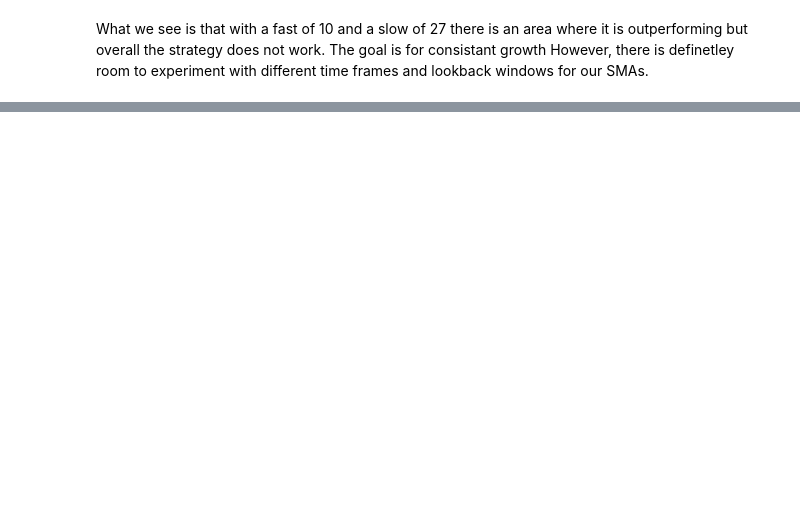
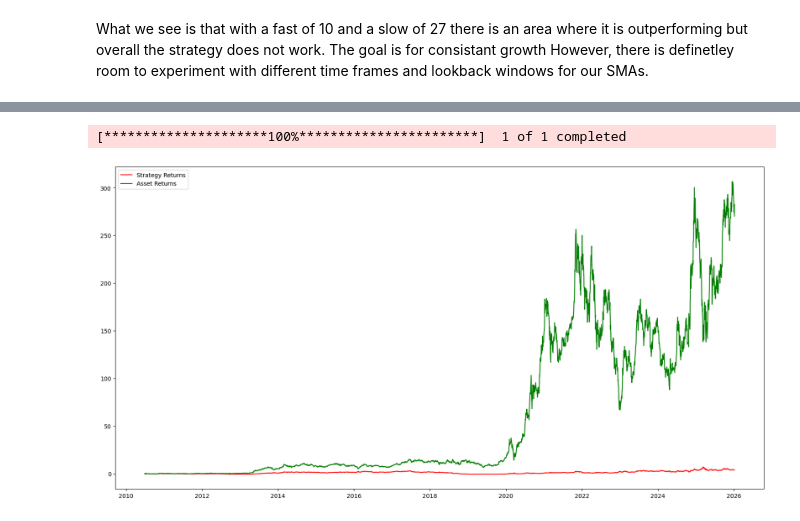
Before and after one commit to Jacob-Stenton/Algo_Trading, a Jupyter notebook: SMA_Crossover/SMA_Crossover.ipynb, the cells around one changed output, grey strips where cells are left out. Saved outputs shown, nothing was run; the diff lists cells and outputs as text; code cells hidden in the pictures; blank space fills up the shorter version.

```diff
--- a/SMA_Crossover/SMA_Crossover.ipynb
+++ b/SMA_Crossover/SMA_Crossover.ipynb
@@ -167,0 +175,12 @@ If we backtest as far back as we can go we see that the strategy isn't very good
+# %%
+yf_tsla_data = yf.download('TSLA', period='max', interval='1d') # Previous month and the 1 hour time frame - yf.download --> pandas dataframe
+TSLA_data = create_strat_data(yf_tsla_data, fast, slow)
+
+fig, ax = plt.subplots(figsize=(20, 10))
+ax.plot(TSLA_data['Strategy_Returns'], color='Red', label='Strategy Returns')
+ax.plot(TSLA_data['Asset_Returns'], color='Green', label='Asset Returns')
+ax.legend()
+plt.show()
+# %% [output]
+[*********************100%***********************]  1 of 1 completed
+[figure, added]
```
Also changed, not shown: parts of 7 cells of this notebook.
